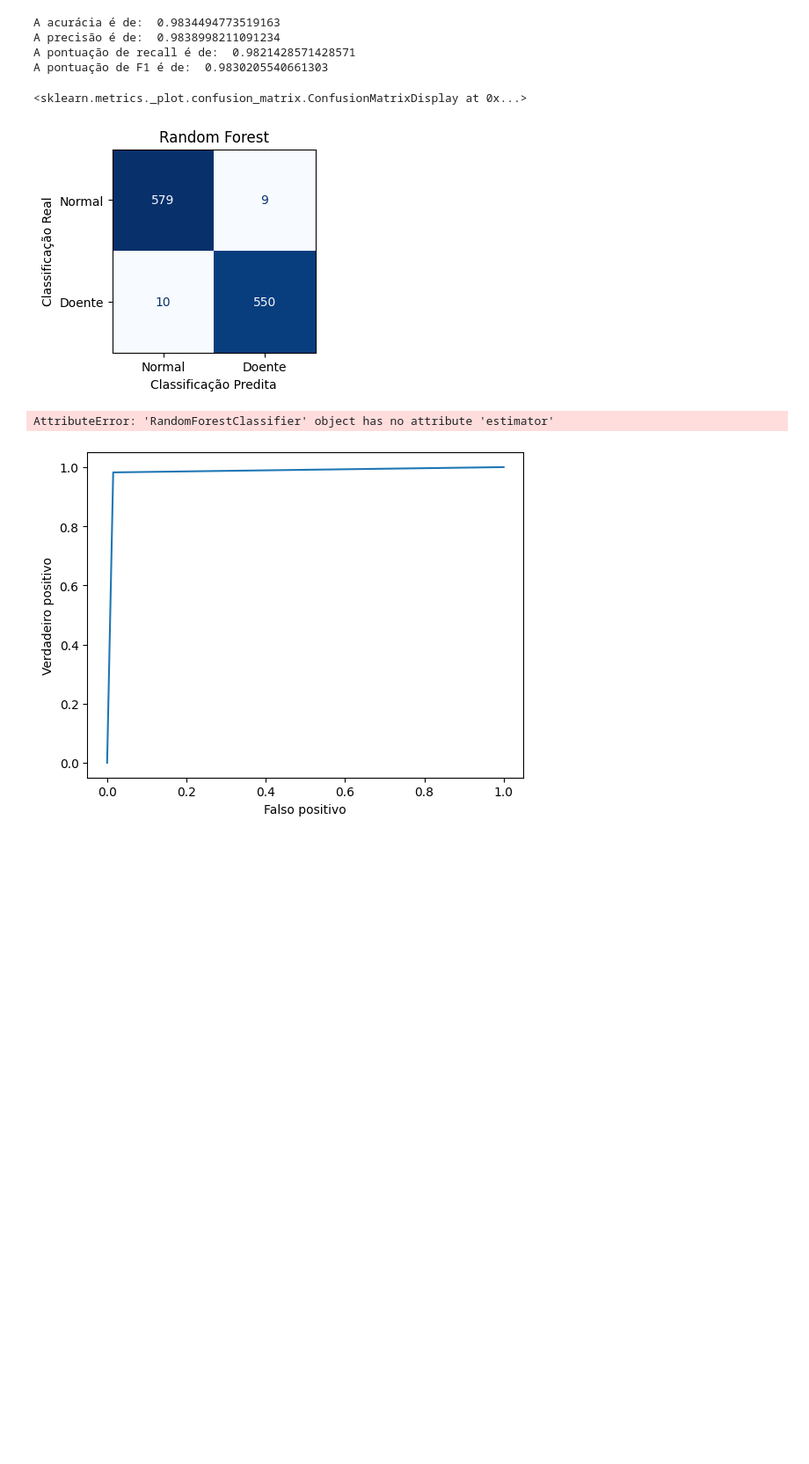
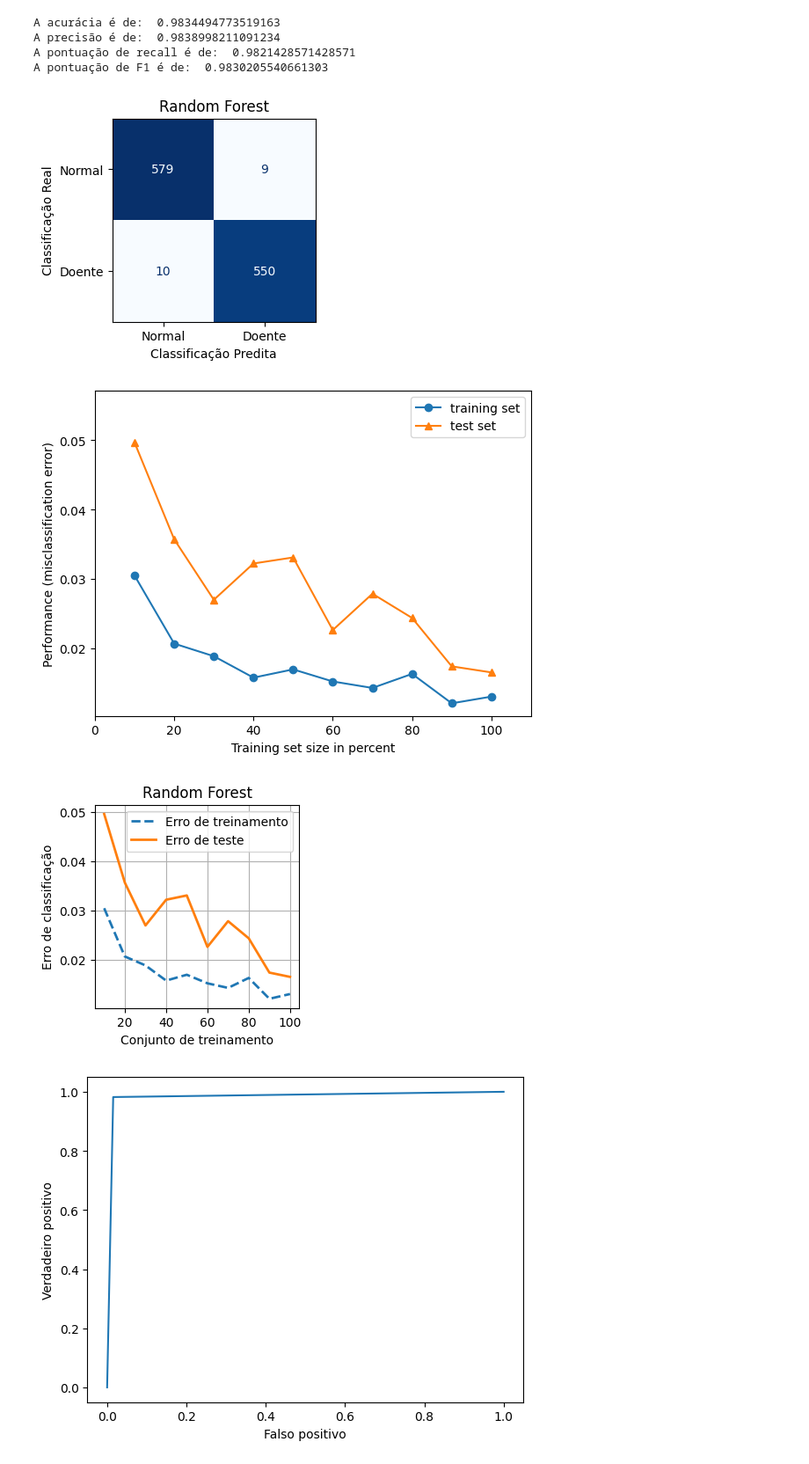
Before and after one commit to cilab-ufersa/euthyroid_sick_syndrome, a Jupyter notebook: euthyroid_sick_syndrome/plot_figures.ipynb, the cells around one changed output. Shown at 88% size. Cells and saved outputs as stored; diff of their text form; code cells hidden in the pictures; blank space fills up the shorter version.

```diff
--- a/euthyroid_sick_syndrome/plot_figures.ipynb
+++ b/euthyroid_sick_syndrome/plot_figures.ipynb
@@ -67,14 +94,16 @@ A precisão é de:  0.9838998211091234
 A pontuação de recall é de:  0.9821428571428571
 A pontuação de F1 é de:  0.9830205540661303
 # %%
-plot_confusion_matrix(output_test, output_model_random, model_random_forest, "Random Forest")
+fig = plot_confusion_matrix(output_test, output_model_random, model_random_forest, "Random Forest")
+fig.figure_.savefig('confusion_matrix_random.png', dpi=300, bbox_inches='tight')
 # %% [output]
-<sklearn.metrics._plot.confusion_matrix.ConfusionMatrixDisplay at 0x...>
 [figure]
-# %%
-miss_classification(input_train, output_train, input_test, output_test, model_random_forest)
-# %% [output]
-AttributeError: 'RandomForestClassifier' object has no attribute 'estimator'
+# %%
+fig = miss_classification(input_train, output_train, input_test, output_test, model_random_forest, title='Random Forest')
+fig.savefig('error_random.png', dpi=300, bbox_inches='tight')
+# %% [output]
+[figure, added]
+[figure, added]
 # %%
 roc(output_test, output_model_random)
 # %% [output]
```
Also changed, not shown: parts of 13 cells of this notebook, 8 other files.
